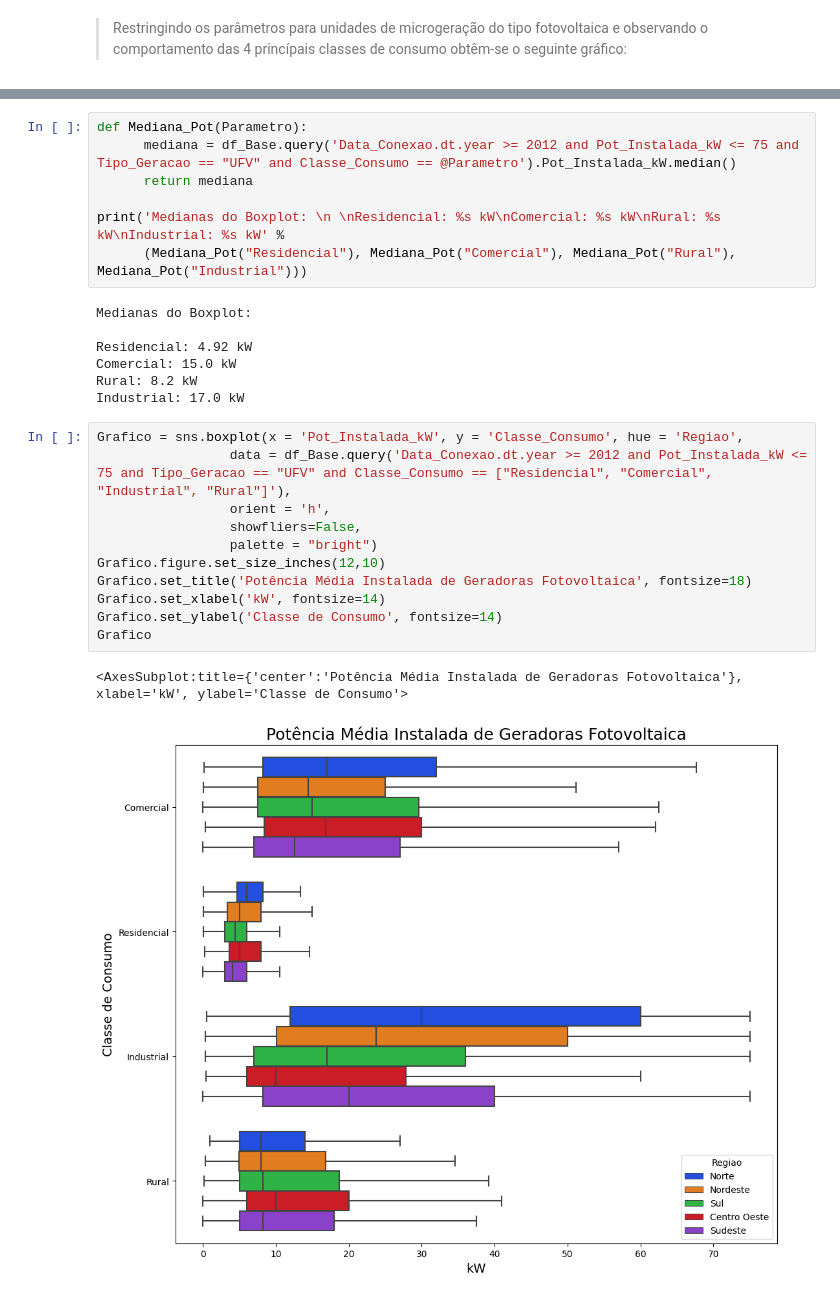
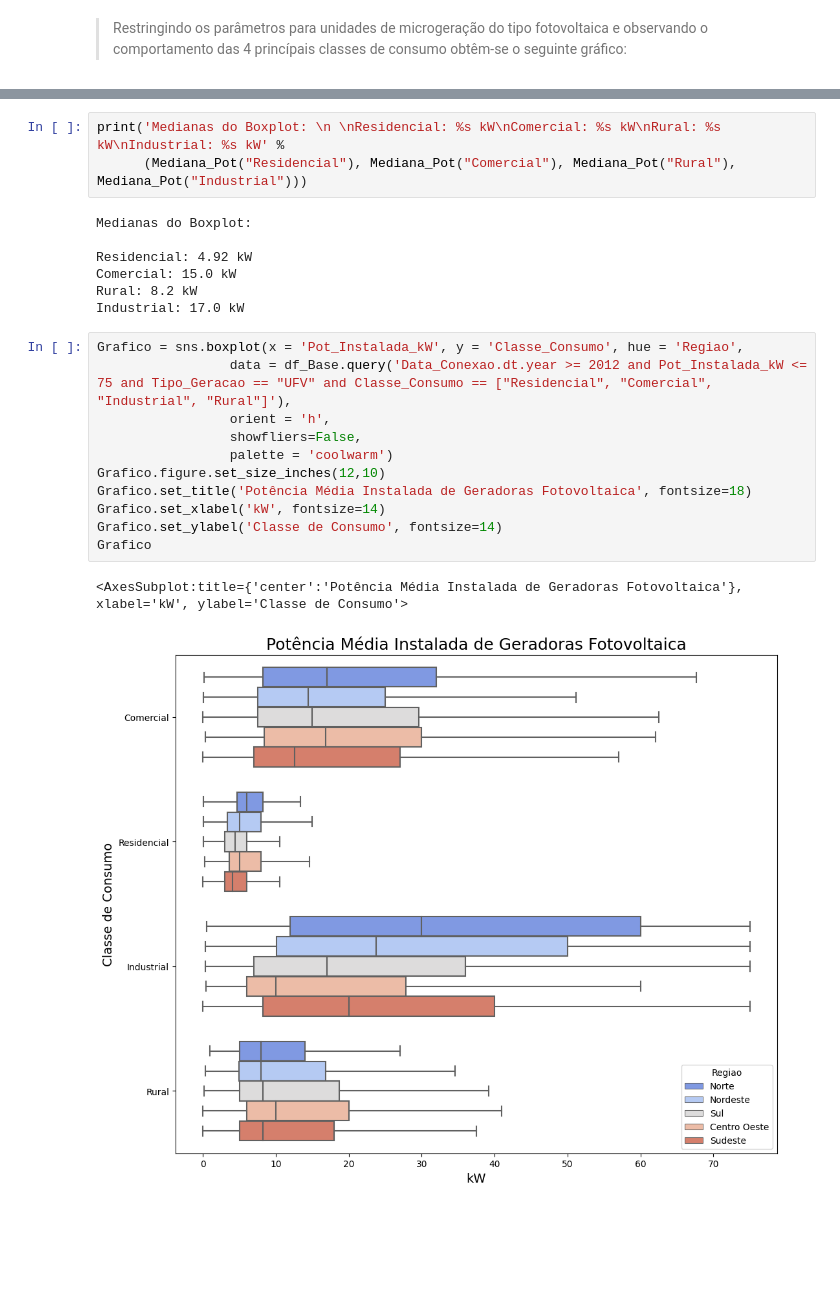
Before and after one commit to Leao28/Geracao_Distribuida_Brasil, a Jupyter notebook: Notebooks/Data_Visualization.ipynb, the cells around one changed output, grey strips where cells are left out. Saved outputs shown, nothing was run; the diff lists cells and outputs as text; blank space fills up the shorter version.

```diff
--- a/Notebooks/Data_Visualization.ipynb
+++ b/Notebooks/Data_Visualization.ipynb
@@ -106,10 +319,6 @@ Grafico
 <AxesSubplot:title={'center':'Potência Média Instalada de Geradoras Fotovoltaica'}, xlabel='kW', ylabel='Classe de Consumo'>
 [figure]
 # %%
-def Mediana_Pot(Parametro):
-      mediana = df_Base.query('Data_Conexao.dt.year >= 2012 and Pot_Instalada_kW <= 75 and Tipo_Geracao == "UFV" and Classe_Consumo == @Parametro').Pot_Instalada_kW.median()
-      return mediana
-
 print('Medianas do Boxplot: \n \nResidencial: %s kW\nComercial: %s kW\nRural: %s kW\nIndustrial: %s kW' %
       (Mediana_Pot("Residencial"), Mediana_Pot("Comercial"), Mediana_Pot("Rural"), Mediana_Pot("Industrial")))
 # %% [output]
@@ -122,14 +331,14 @@ Industrial: 17.0 kW
 # %%
 Grafico = sns.boxplot(x = 'Pot_Instalada_kW', y = 'Classe_Consumo', hue = 'Regiao',
                  data = df_Base.query('Data_Conexao.dt.year >= 2012 and Pot_Instalada_kW <= 75 and Tipo_Geracao == "UFV" and Classe_Consumo == ["Residencial", "Comercial", "Industrial", "Rural"]'),
                  orient = 'h',
                  showfliers=False,
-                 palette = "bright")
+                 palette = 'coolwarm')
 Grafico.figure.set_size_inches(12,10)
 Grafico.set_title('Potência Média Instalada de Geradoras Fotovoltaica', fontsize=18)
 Grafico.set_xlabel('kW', fontsize=14)
 Grafico.set_ylabel('Classe de Consumo', fontsize=14)
 Grafico
 # %% [output]
 <AxesSubplot:title={'center':'Potência Média Instalada de Geradoras Fotovoltaica'}, xlabel='kW', ylabel='Classe de Consumo'>
-[figure, old version]
+[figure, new version]
```
Also changed, not shown: parts of 25 cells of this notebook, 3 other files.
